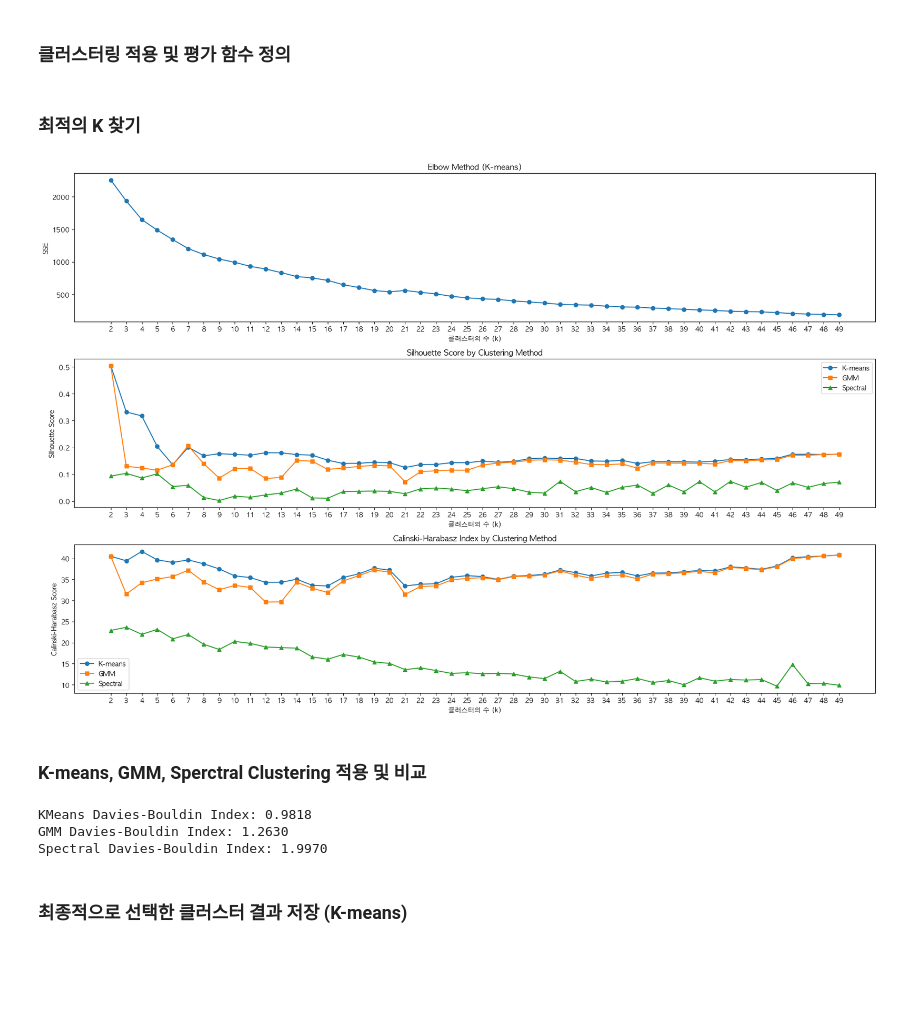
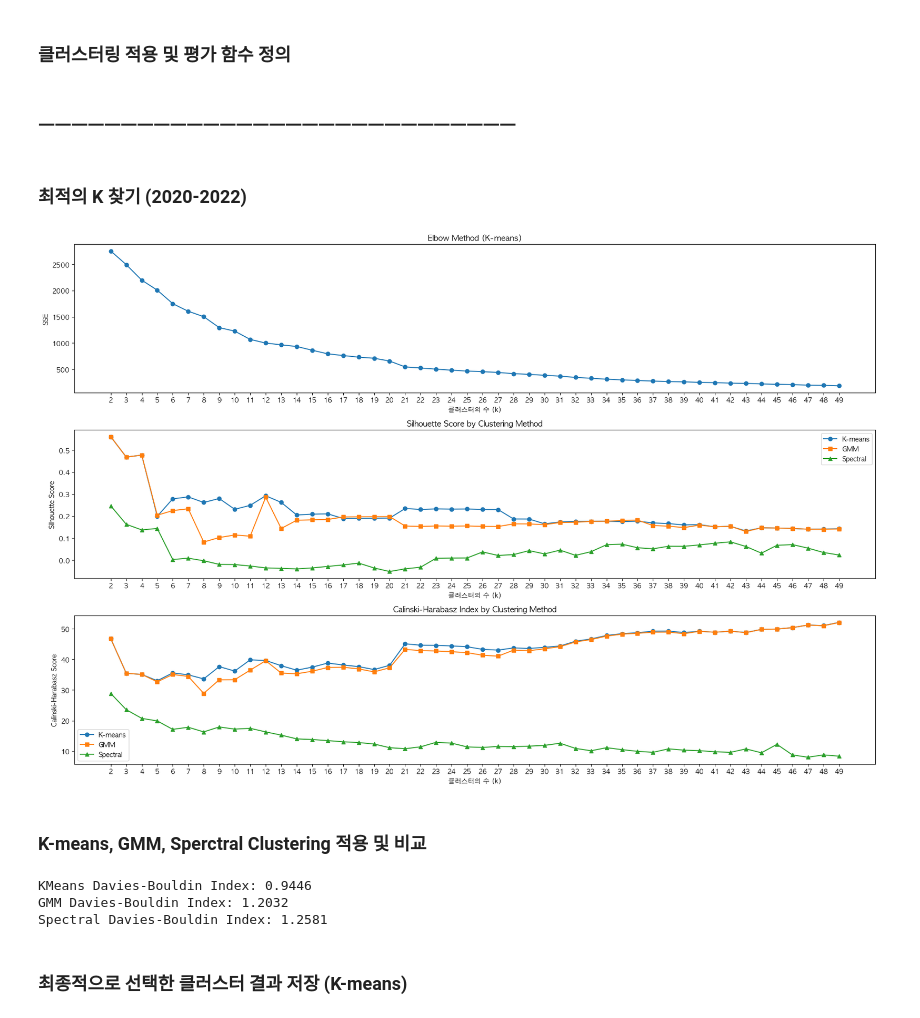
Before and after one commit to susungpark/SW-Capstone-Design, a Jupyter notebook: code/modeling_cospi200.ipynb, the cells around one changed output. Cells and saved outputs as stored; diff of their text form; code cells hidden in the pictures; blank space fills up the shorter version.

```diff
--- a/code/modeling_cospi200.ipynb
+++ b/code/modeling_cospi200.ipynb
@@ -110,12 +75,18 @@ X_raw = X_raw[low_vif_features]
 # %%
 # StandardScaler로 정규화한다.
 scaler = StandardScaler()
-X_scaled = scaler.fit_transform(X_raw)
+X_scaled_2020_2022 = scaler.fit_transform(X_raw_2020_2022)
+X_scaled_2021_2023 = scaler.fit_transform(X_raw_2021_2023)
+X_scaled_2022_2024 = scaler.fit_transform(X_raw_2022_2024)
 # X_scaled 데이터를 DataFrame으로 변환
-X_scaled_df = pd.DataFrame(X_scaled, columns=X_raw.columns)
+X_scaled_df_2020_2022 = pd.DataFrame(X_scaled_2020_2022, columns=X_raw_2020_2022.columns)
+X_scaled_df_2021_2023 = pd.DataFrame(X_scaled_2021_2023, columns=X_raw_2021_2023.columns)
+X_scaled_df_2022_2024 = pd.DataFrame(X_scaled_2022_2024, columns=X_raw_2022_2024.columns)
 
 # CSV 파일로 저장
-X_scaled_df.to_csv("X_scaled.csv", index=False, encoding="utf-8-sig")
+X_scaled_df_2020_2022.to_csv("X_scaled_2020_2022.csv", index=False, encoding="utf-8-sig")
+X_scaled_df_2021_2023.to_csv("X_scaled_2021_2023.csv", index=False, encoding="utf-8-sig")
+X_scaled_df_2022_2024.to_csv("X_scaled_2022_2024.csv", index=False, encoding="utf-8-sig")
 
 print("X_scaled 데이터가 'X_scaled.csv'로 저장되었습니다.")
 # %% [output]
@@ -130,8 +101,10 @@ def evaluate_clustering(model, X, labels=None):
         labels = model.fit_predict(X)
     score = silhouette_score(X, labels)
     return labels, score
+# %% [markdown]
+### ㅡㅡㅡㅡㅡㅡㅡㅡㅡㅡㅡㅡㅡㅡㅡㅡㅡㅡㅡㅡㅡㅡㅡㅡㅡㅡㅡㅡㅡ
 # %% [markdown]
-### 최적의 K 찾기
+### 최적의 K 찾기 (2020-2022)
 # %%
 # 후보 K 값 범위 설정
 k_values = range(2, 50)
@@ -147,27 +120,27 @@ gmm_ch_scores = []
 spectral_silhouette_scores = []
 spectral_ch_scores = []
 
-# 각 K에 대해 KMeans, GMM, Spectral 평가
+# 각 K에 대해 KMeans, GMM, Spectral 평가 (2020-2022)
 for k in k_values:
     # K-means
     kmeans = KMeans(n_clusters=k, random_state=42)
-    kmeans_labels = kmeans.fit_predict(X_scaled)
+    kmeans_labels_2020_2022 = kmeans.fit_predict(X_scaled_df_2020_2022)
 
     sse_list.append(kmeans.inertia_)
-    silhouette_scores.append(silhouette_score(X_scaled, kmeans_labels))
-    ch_scores.append(calinski_harabasz_score(X_scaled, kmeans_labels))
+    silhouette_scores.append(silhouette_score(X_scaled_df_2020_2022, kmeans_labels_2020_2022))
+    ch_scores.append(calinski_harabasz_score(X_scaled_df_2020_2022, kmeans_labels_2020_2022))
 
     # GMM
     gmm = GaussianMixture(n_components=k, random_state=42)
-    gmm_labels = gmm.fit_predict(X_scaled)
-    gmm_silhouette_scores.append(silhouette_score(X_scaled, gmm_labels))
-    gmm_ch_scores.append(calinski_harabasz_score(X_scaled, gmm_labels))
+    gmm_labels_2020_2022 = gmm.fit_predict(X_scaled_df_2020_2022)
+    gmm_silhouette_scores.append(silhouette_score(X_scaled_df_2020_2022, gmm_labels_2020_2022))
+    gmm_ch_scores.append(calinski_harabasz_score(X_scaled_df_2020_2022, gmm_labels_2020_2022))
 
     # Spectral clustering
     spectral = SpectralClustering(n_clusters=k, random_state=42, affinity='nearest_neighbors')
-    spectral_labels = spectral.fit_predict(X_scaled)
-    spectral_silhouette_scores.append(silhouette_score(X_scaled, spectral_labels))
-    spectral_ch_scores.append(calinski_harabasz_score(X_scaled, spectral_labels))
+    spectral_labels_2020_2022 = spectral.fit_predict(X_scaled_df_2020_2022)
+    spectral_silhouette_scores.append(silhouette_score(X_scaled_df_2020_2022, spectral_labels_2020_2022))
+    spectral_ch_scores.append(calinski_harabasz_score(X_scaled_df_2020_2022, spectral_labels_2020_2022))
 
 plt.figure(figsize=(18, 12))
 
@@ -177,75 +150,75 @@ plt.plot(k_values, sse_list, marker='o')
 plt.xticks(k_values)  # 모든 k값을 x축에 표시함
 plt.title("Elbow Method (K-means)")
 plt.xlabel("클러스터의 수 (k)")
 plt.ylabel("SSE")
 
 # Silhouette Score
 plt.subplot(3, 1, 2)
 plt.plot(k_values, silhouette_scores, marker='o', label='K-means')
 plt.plot(k_values, gmm_silhouette_scores, marker='s', label='GMM')
 plt.plot(k_values, spectral_silhouette_scores, marker='^', label='Spectral')
 plt.xticks(k_values)  # 모든 k값을 x축에 표시함
 plt.title("Silhouette Score by Clustering Method")
 plt.xlabel("클러스터의 수 (k)")
 plt.ylabel("Silhouette Score")
 plt.legend()
 
 # Calinski-Harabasz Index
 plt.subplot(3, 1, 3)
 plt.plot(k_values, ch_scores, marker='o', label='K-means')
 plt.plot(k_values, gmm_ch_scores, marker='s', label='GMM')
 plt.plot(k_values, spectral_ch_scores, marker='^', label='Spectral')
 plt.xticks(k_values)  # 모든 k값을 x축에 표시함
 plt.title("Calinski-Harabasz Index by Clustering Method")
 plt.xlabel("클러스터의 수 (k)")
 plt.ylabel("Calinski-Harabasz Score")
 plt.legend()
 
 plt.tight_layout()
 plt.show()
 # %% [output]
-[figure, old version]
+[figure, new version]
 # %% [markdown]
 ### K-means, GMM, Sperctral Clustering 적용 및 비교
 # %%
+# Window 2020-2022
 # 3가지 평가 지표를 보고 k값을 결정함
 
 # K-means clustering
-# K-means는 k=4에서 가장 높은 점수를 보임
-kmeans = KMeans(n_clusters=4, random_state=42)
-kmeans_labels, kmeans_score = evaluate_clustering(kmeans, X_scaled)
+# K-means는 k=12에서 가장 높은 점수를 보임
+kmeans = KMeans(n_clusters=12, random_state=42)
+kmeans_labels_2020_2022, kmeans_score_2020_2022 = evaluate_clustering(kmeans, X_scaled_df_2020_2022)
 
 # GMM
-# GMM은 k=2에서 가장 높은 점수를 보임
-gmm = GaussianMixture(n_components=2, random_state=42)
-gmm_labels, gmm_score = evaluate_clustering(gmm, X_scaled, labels=gmm.fit_predict(X_scaled))
+# GMM은 k=4에서 가장 높은 점수를 보임
+gmm = GaussianMixture(n_components=4, random_state=42)
+gmm_labels_2020_2022, gmm_score_2020_2022 = evaluate_clustering(gmm, X_scaled_df_2020_2022, labels=gmm.fit_predict(X_scaled_df_2020_2022))
 
 # Spectral clustering
 # Spectral clustering은 거의 모든 k의 범위에서 평가가 낮게 나옴
-# k=3이 가장 높은 점수를 보임
-spectral = SpectralClustering(n_clusters=3, random_state=42, affinity='nearest_neighbors')
-spectral_labels, spectral_score = evaluate_clustering(spectral, X_scaled)
+spectral = SpectralClustering(n_clusters=42, random_state=42, affinity='nearest_neighbors')
+spectral_labels_2020_2022, spectral_score_2020_2022 = evaluate_clustering(spectral, X_scaled_df_2020_2022)
 
 
 # Davies-Bouldin Index 계산
 # 보통 0.5 ~ 1.0 사이면 괜찮은 클러스터링이라고 함. 실무에서 자주 나오는 수준
-kmeans_dbi = davies_bouldin_score(X_scaled, kmeans_labels)
-gmm_dbi = davies_bouldin_score(X_scaled, gmm_labels)
-spectral_dbi = davies_bouldin_score(X_scaled, spectral_labels)
+kmeans_dbi_2020_2022 = davies_bouldin_score(X_scaled_df_2020_2022, kmeans_labels_2020_2022)
+gmm_dbi_2020_2022 = davies_bouldin_score(X_scaled_df_2020_2022, gmm_labels_2020_2022)
+spectral_dbi_2020_2022 = davies_bouldin_score(X_scaled_df_2020_2022, spectral_labels_2020_2022)
 
 # 결과 비교 출력
-print(f"KMeans Davies-Bouldin Index: {kmeans_dbi:.4f}")
-print(f"GMM Davies-Bouldin Index: {gmm_dbi:.4f}")
-print(f"Spectral Davies-Bouldin Index: {spectral_dbi:.4f}")
+print(f"KMeans Davies-Bouldin Index: {kmeans_dbi_2020_2022:.4f}")
+print(f"GMM Davies-Bouldin Index: {gmm_dbi_2020_2022:.4f}")
+print(f"Spectral Davies-Bouldin Index: {spectral_dbi_2020_2022:.4f}")
 
 # # 결과 비교
 # print(f"KMeans Silhouette Score: {kmeans_score:.4f}")
 # print(f"GMM Silhouette Score: {gmm_score:.4f}")
 # print(f"Spectral Silhouette Score: {spectral_score:.4f}")
 # %% [output]
-KMeans Davies-Bouldin Index: 0.9818
-GMM Davies-Bouldin Index: 1.2630
-Spectral Davies-Bouldin Index: 1.9970
+KMeans Davies-Bouldin Index: 0.9446
+GMM Davies-Bouldin Index: 1.2032
+Spectral Davies-Bouldin Index: 1.2581
 # %% [markdown]
 ### 최종적으로 선택한 클러스터 결과 저장 (K-means)
 # %%
```
Also changed, not shown: parts of 45 cells of this notebook.
